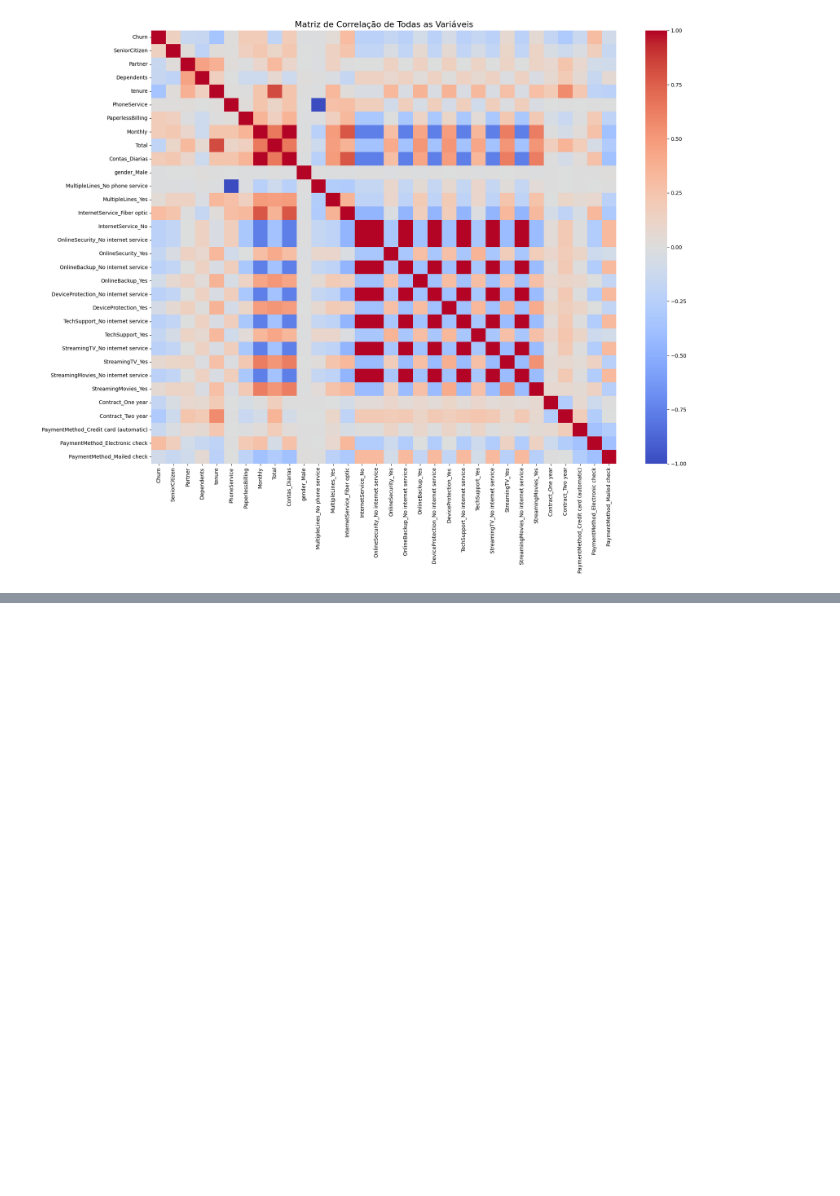
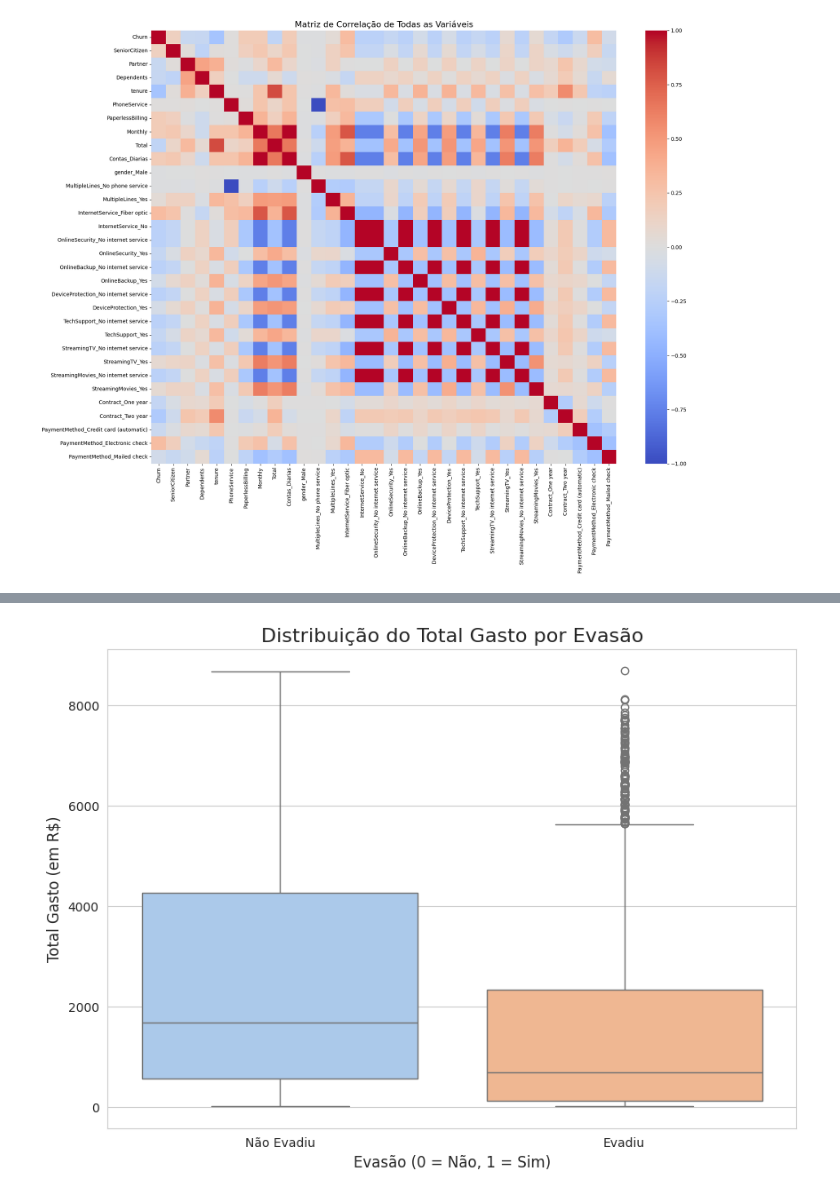
Before and after one commit to jhonatanwsds/TelecomX_BR_Modelagem, a Jupyter notebook: TelecomX_BR_Modelagem.ipynb, the cells around one changed output, grey strips where cells are left out. Drawn from its saved outputs; the diff is of its cells as text; code cells hidden in the pictures; blank space fills up the shorter version.

```diff
--- a/TelecomX_BR_Modelagem.ipynb
+++ b/TelecomX_BR_Modelagem.ipynb
@@ -266,0 +313,13 @@ Calculando a matriz de correlação...
+# %%
+plt.figure(figsize=(10, 7))
+sns.boxplot(x='Churn', y='Total', data=df_encoded, palette='pastel', hue='Churn', legend=False)
+
+
+plt.title('Distribuição do Total Gasto por Evasão', fontsize=16)
+plt.xlabel('Evasão (0 = Não, 1 = Sim)', fontsize=12)
+plt.ylabel('Total Gasto (em R$)', fontsize=12)
+plt.xticks([0, 1], ['Não Evadiu', 'Evadiu'])
+
+plt.show()
+# %% [output]
+[figure, added]
```
Also changed, not shown: parts of 7 cells of this notebook.
